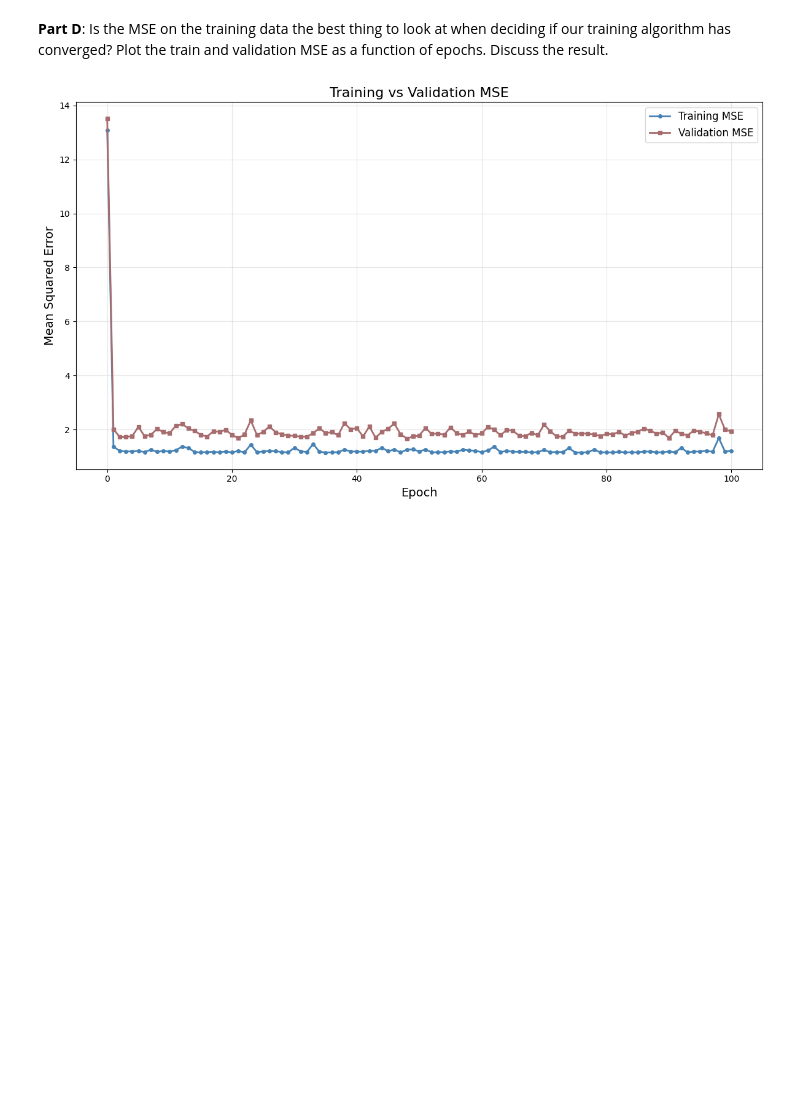
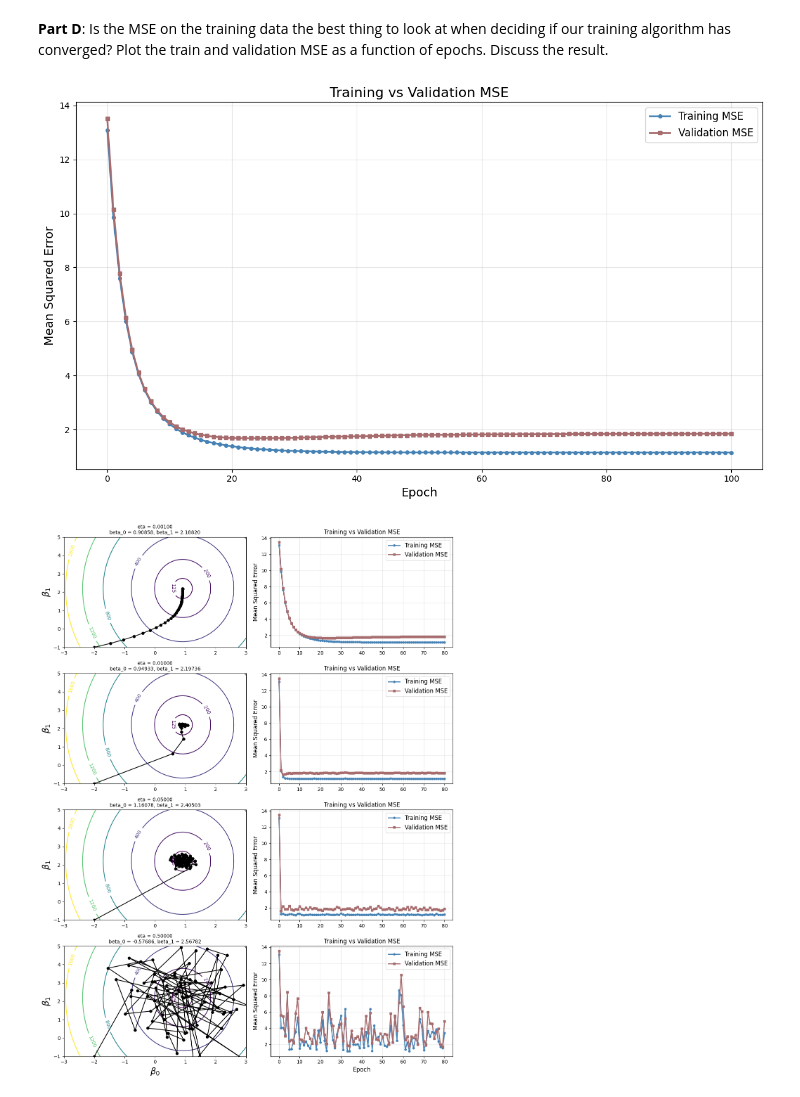
Before and after one commit to sean-coffey/ml-course-work, a Jupyter notebook: 5511_module2.ipynb, the cells around one changed output. Cells and saved outputs as stored; diff of their text form; code cells hidden in the pictures; blank space fills up the shorter version.

```diff
--- a/5511_module2.ipynb
+++ b/5511_module2.ipynb
@@ -402,10 +427,57 @@ def plot_train_valid_mse(mse_history_train, mse_history_valid, title="Training v
     plt.show()
 
 beta_start = np.array([-2.0, -1.0])
-bhist = sgd(X_train, y_train, beta=beta_start, eta=0.05, num_epochs=100)
+bhist = sgd(X_train, y_train, beta=beta_start, eta=0.001, num_epochs=100)
 mse_history_train = MSE_hist(X_train, y_train, bhist)
 mse_history_valid = MSE_hist(X_valid, y_valid, bhist)
 
 plot_train_valid_mse(mse_history_train, mse_history_valid)
 # %% [output]
-[figure, old version]
+[figure, new version]
+# %%
+def plot_train_valid_mse_grid(mse_history_train, mse_history_valid, ax, title="Training vs Validation MSE"):
+    # Plot training and validation MSE history over epochs
+    epochs = range(len(mse_history_train))
+
+    ax.plot(epochs, mse_history_train, linewidth=2, marker='o',
+             markersize=4, label='Training MSE', color='steelblue')
+    ax.plot(epochs, mse_history_valid, linewidth=2, marker='s',
+             markersize=4, label='Validation MSE', color='#a76c6e')
+
+    ax.set_title(title, fontsize=12)
+    ax.legend(fontsize=12)
+    ax.grid(True, alpha=0.3)
+
+    return ax
+
+
+fig, axs = plt.subplots(4, 2, figsize=(12, 16))
+
+etas = [0.001, 0.01, 0.05, 0.5]
+
+for row, eta in enumerate(etas):
+    beta_start = np.array([-2.0, -1.0])
+    bhist = sgd(X_train, y_train, beta=beta_start, eta=eta, num_epochs=80)
+    mse_history_train = MSE_hist(X_train, y_train, bhist)
+    mse_history_valid = MSE_hist(X_valid, y_valid, bhist)
+    title = "eta = {:.5f}".format(eta)
+    result = "beta_0 = {:.5f}, beta_1 = {:.5f}".format(bhist[-1][0], bhist[-1][1])
+    title_str = title + "\n" + result
+    plotsurface_subplot(X_train, y_train, axs[row,0], bhist=bhist)
+    axs[row,0].set_title(title_str, fontsize=10)
+    plot_train_valid_mse_grid(mse_history_train, mse_history_valid, axs[row,1])
+    # Only show xlabel for bottom row
+    if row == 3:  # Bottom row
+        axs[row,0].set_xlabel(r"$\beta_0$", fontsize=18)
+        axs[row,1].set_xlabel("Epoch", fontsize=12)
+    else:
+        axs[row,0].set_xlabel("")
+        axs[row,1].set_xlabel("")
+    axs[row,0].set_ylabel(r"$\beta_1$", fontsize=18)
+    axs[row,1].set_ylabel("Mean Squared Error", fontsize=12)
+
+
+plt.tight_layout()
+plt.show()
+# %% [output]
+[figure, added]
```
Also changed, not shown: parts of 4 cells of this notebook.
